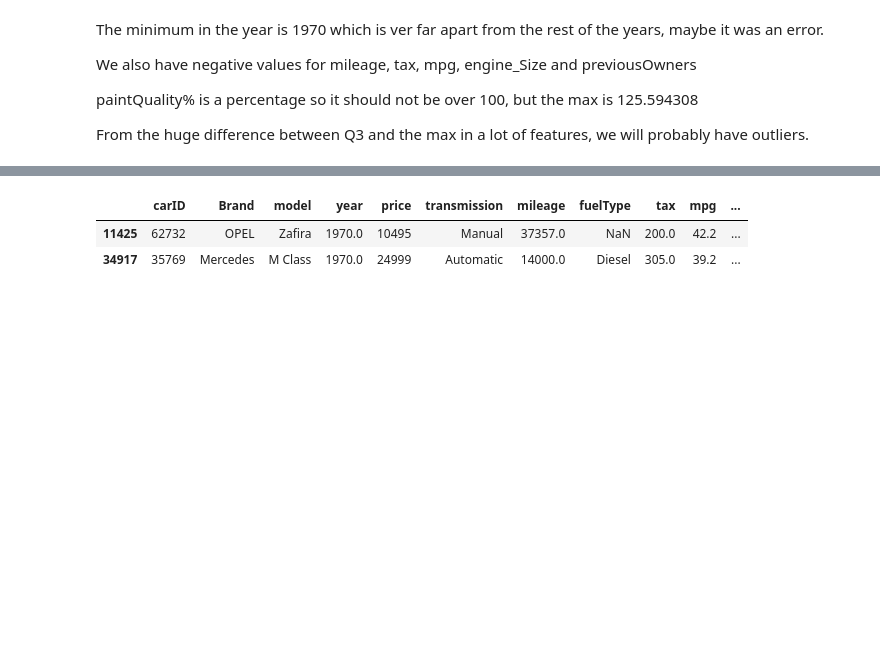
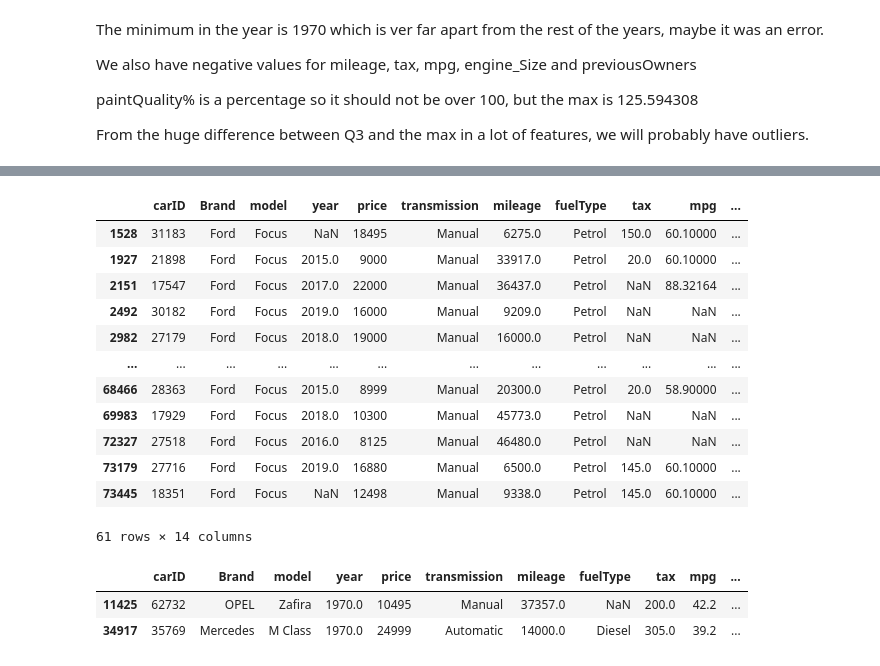
Before and after one commit to barbara-sousa-franco/Machine-Learning-Project, a Jupyter notebook: Deliverable 1.ipynb, the cells around one changed output, grey strips where cells are left out. Cells and saved outputs as stored; diff of their text form; code cells hidden in the pictures; blank space fills up the shorter version.

```diff
--- a/Deliverable 1.ipynb
+++ b/Deliverable 1.ipynb
@@ -130,3 +152,19 @@ From the  huge difference between Q3 and the max in a lot of features, we will p
+# %%
+df_train[(df_train['Brand'] == 'Ford') & (df_train['model'] == 'Focus') & (df_train['fuelType'] =='Petrol') & (df_train['transmission'] == 'Manual')]
+# %% [output]
+|  | carID | Brand | model | year | price | transmission | mileage | fuelType | tax | mpg | ... |
+| 1528 | 31183 | Ford | Focus | NaN | 18495 | Manual | 6275.0 | Petrol | 150.0 | 60.10000 | ... |
+| 1927 | 21898 | Ford | Focus | 2015.0 | 9000 | Manual | 33917.0 | Petrol | 20.0 | 60.10000 | ... |
+| 2151 | 17547 | Ford | Focus | 2017.0 | 22000 | Manual | 36437.0 | Petrol | NaN | 88.32164 | ... |
+| 2492 | 30182 | Ford | Focus | 2019.0 | 16000 | Manual | 9209.0 | Petrol | NaN | NaN | ... |
+| 2982 | 27179 | Ford | Focus | 2018.0 | 19000 | Manual | 16000.0 | Petrol | NaN | NaN | ... |
+| ... | ... | ... | ... | ... | ... | ... | ... | ... | ... | ... | ... |
+| 68466 | 28363 | Ford | Focus | 2015.0 | 8999 | Manual | 20300.0 | Petrol | 20.0 | 58.90000 | ... |
+| 69983 | 17929 | Ford | Focus | 2018.0 | 10300 | Manual | 45773.0 | Petrol | NaN | NaN | ... |
+| 72327 | 27518 | Ford | Focus | 2016.0 | 8125 | Manual | 46480.0 | Petrol | NaN | NaN | ... |
+| 73179 | 27716 | Ford | Focus | 2019.0 | 16880 | Manual | 6500.0 | Petrol | 145.0 | 60.10000 | ... |
+| 73445 | 18351 | Ford | Focus | NaN | 12498 | Manual | 9338.0 | Petrol | 145.0 | 60.10000 | ... |
+61 rows × 14 columns
 # %%
 df_train[ df_train['year'] == 1970]
 # %% [output]
```
Also changed, not shown: parts of 34 cells of this notebook.
